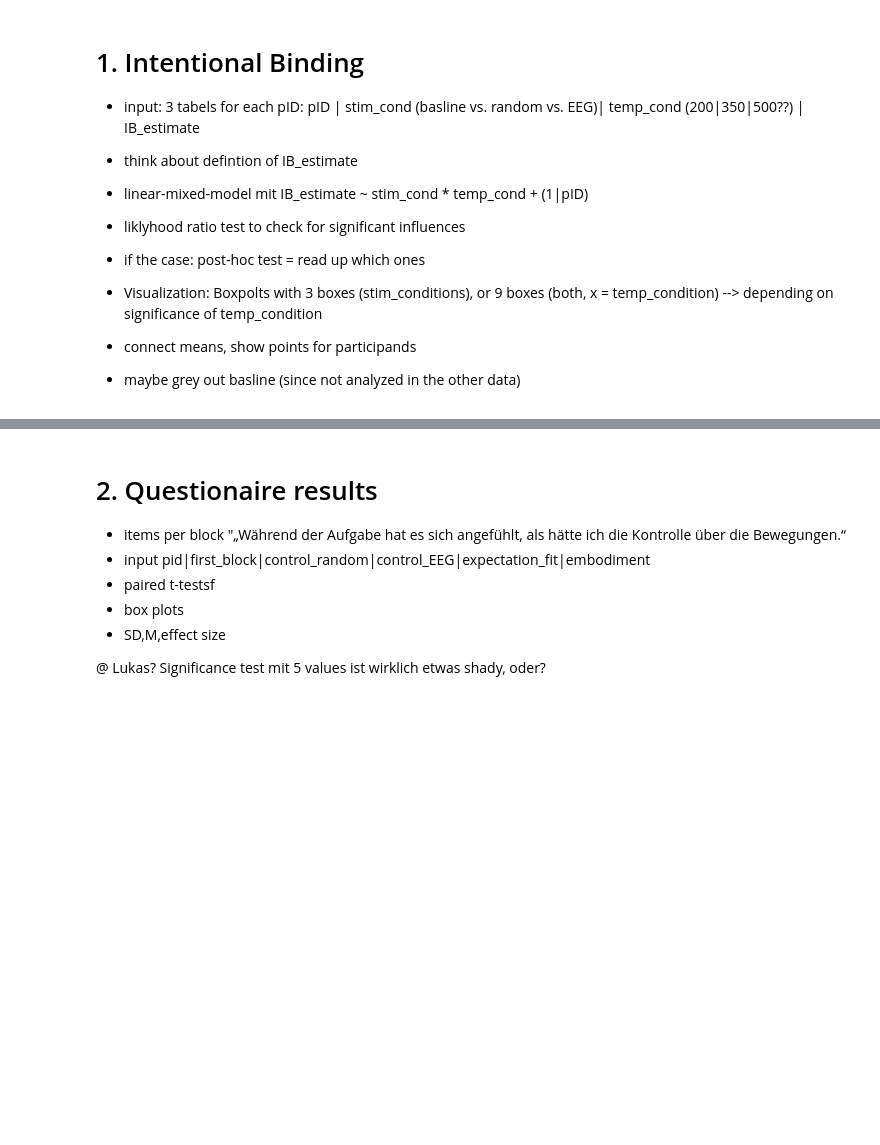
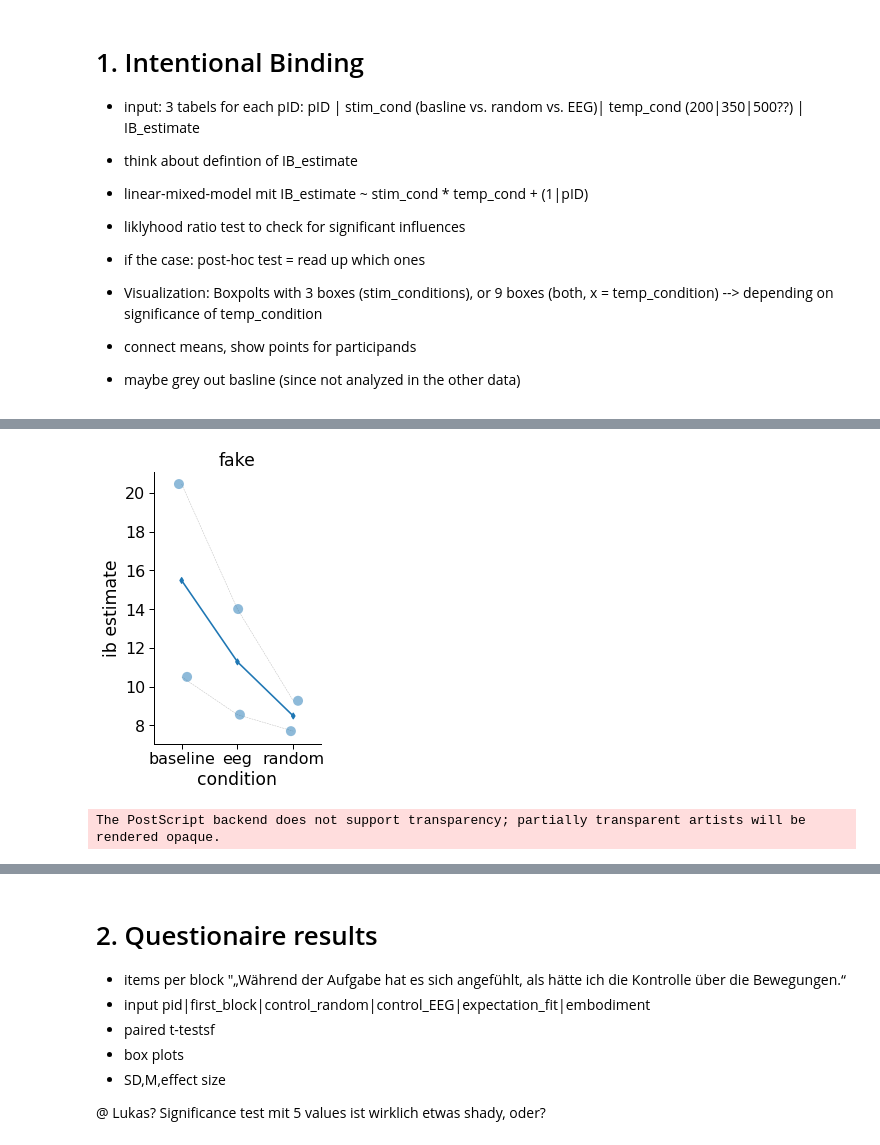
Before and after one commit to lukasgehrke/2021-fastReach, a Jupyter notebook: analyses/Leonie_tests/analysis_LT.ipynb, the cells around one changed output, grey strips where cells are left out. Drawn from its saved outputs; the diff is of its cells as text; code cells hidden in the pictures; blank space fills up the shorter version.

```diff
--- a/analyses/Leonie_tests/analysis_LT.ipynb
+++ b/analyses/Leonie_tests/analysis_LT.ipynb
@@ -98,7 +230,28 @@ filenames = glob.glob(d + 'fake_data/ib_estimate' + "/*.csv")
 
 data_list =[]
 for filename in filenames:
-    data = pd.read_csv(filename, index_col=None, header=0, sep = ";")
+    data = pd.read_csv(filename, index_col=None, header=0, sep = ";",decimal=",")
     data_list.append(data)
 
 ib = pd.concat(data_list, axis=0, ignore_index=True)
+ib.ib_estimate = pd.to_numeric(ib.ib_estimate)
+# %%
+# with only stimulation condition
+ib_means = ib.groupby(['pID','stimulation_condition'],as_index=False)['ib_estimate'].mean()
+
+palette = sns.color_palette(palette=None, n_colors=1)
+cats= ['baseline','random','EEG']
+ylabel = 'ib estimate'
+xlabel = 'condition'
+title = 'fake'
+data = ib
+data_means = ib_means
+y = "ib_estimate"
+x = "stimulation_condition"
+hue = "pID"
+
+
+plot_3_cats(data, x, y, hue, ylabel, xlabel,cats,palette,data_means)
+# %% [output]
+[figure, added]
+The PostScript backend does not support transparency; partially transparent artists will be rendered opaque.
```
Also changed, not shown: parts of 13 cells of this notebook, 15 other files.
